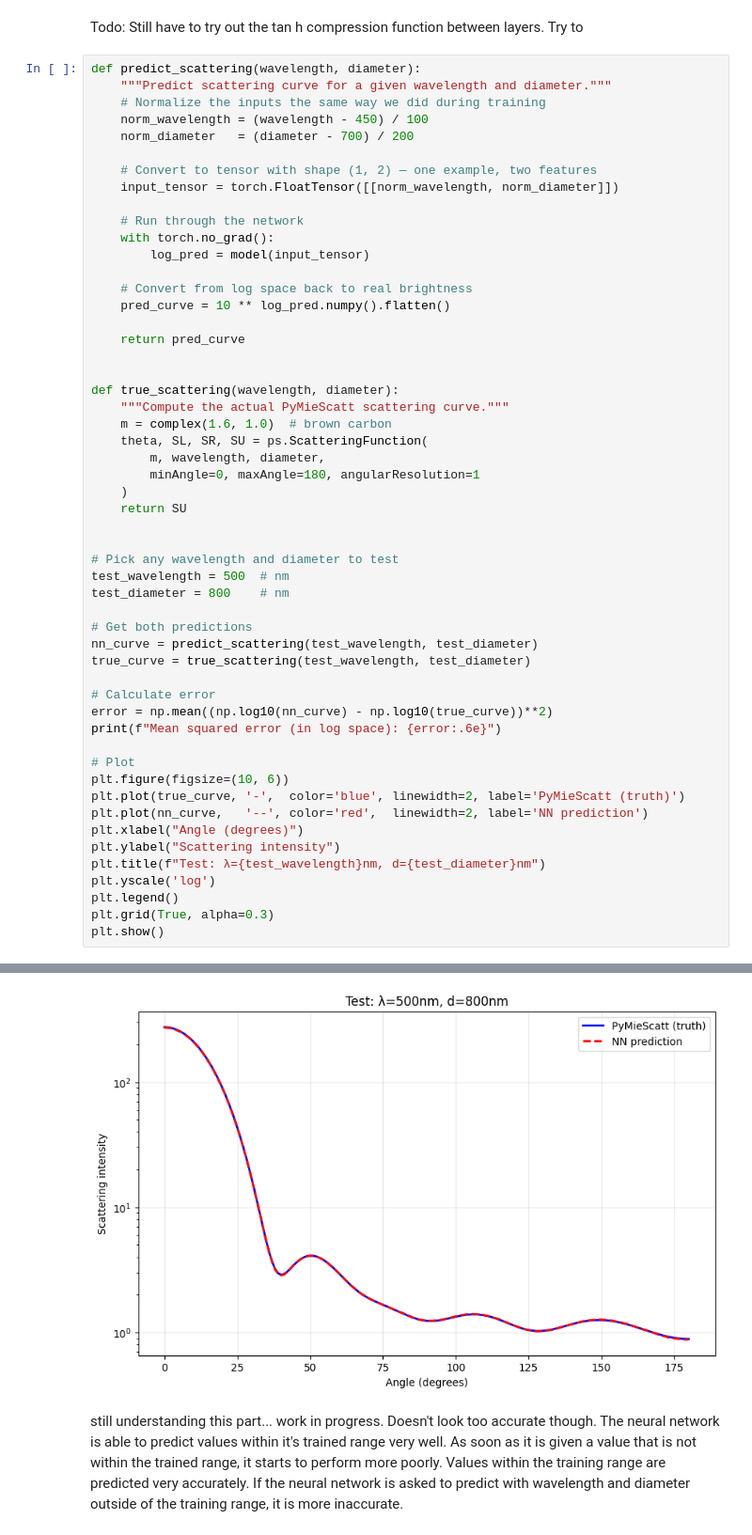
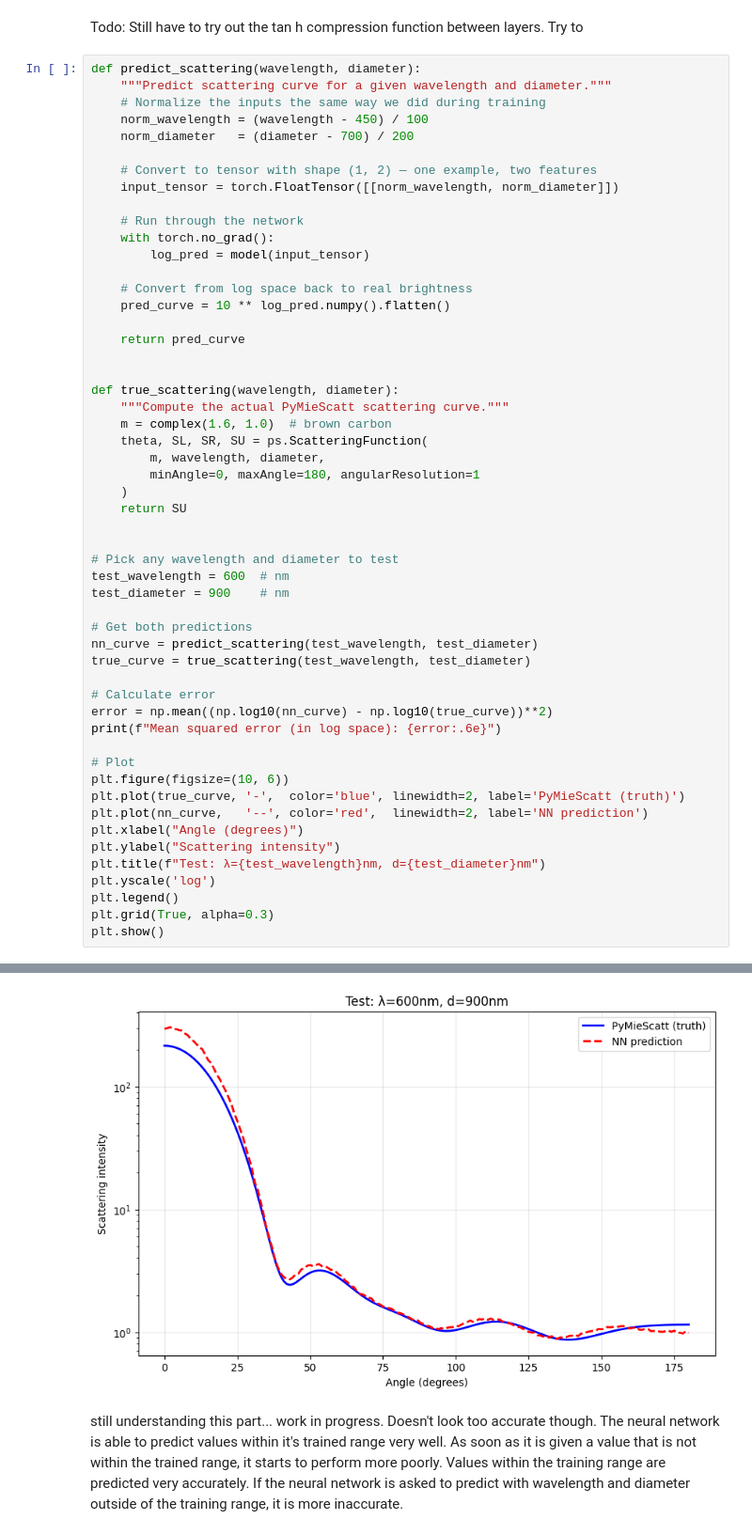
Before and after one commit to james-613/Simple-Mie-Theory-Neural-Network, a Jupyter notebook: simple_mie_theory_NN.ipynb, the cells around one changed output, grey strips where cells are left out. Shown at 94% size. Drawn from its saved outputs; the diff is of its cells as text.

```diff
--- a/simple_mie_theory_NN.ipynb
+++ b/simple_mie_theory_NN.ipynb
@@ -396,8 +396,8 @@ def true_scattering(wavelength, diameter):
 
 
 # Pick any wavelength and diameter to test
-test_wavelength = 500  # nm
-test_diameter = 800    # nm
+test_wavelength = 600  # nm
+test_diameter = 900    # nm
 
 # Get both predictions
 nn_curve = predict_scattering(test_wavelength, test_diameter)
@@ -423,3 +423,3 @@ Mean squared error (in log space): 6.432512e-06
-[figure, old version]
+[figure, new version]
 # %% [markdown]
 still understanding this part... work in progress. Doesn't look too accurate though. The neural network is able to predict values within it's trained range very well. As soon as it is given a value that is not within the trained range, it starts to perform more poorly. Values within the training range are predicted very accurately. If the neural network is asked to predict with wavelength and diameter outside of the training range, it is more inaccurate.
```
Also changed, not shown: parts of 4 cells of this notebook.
